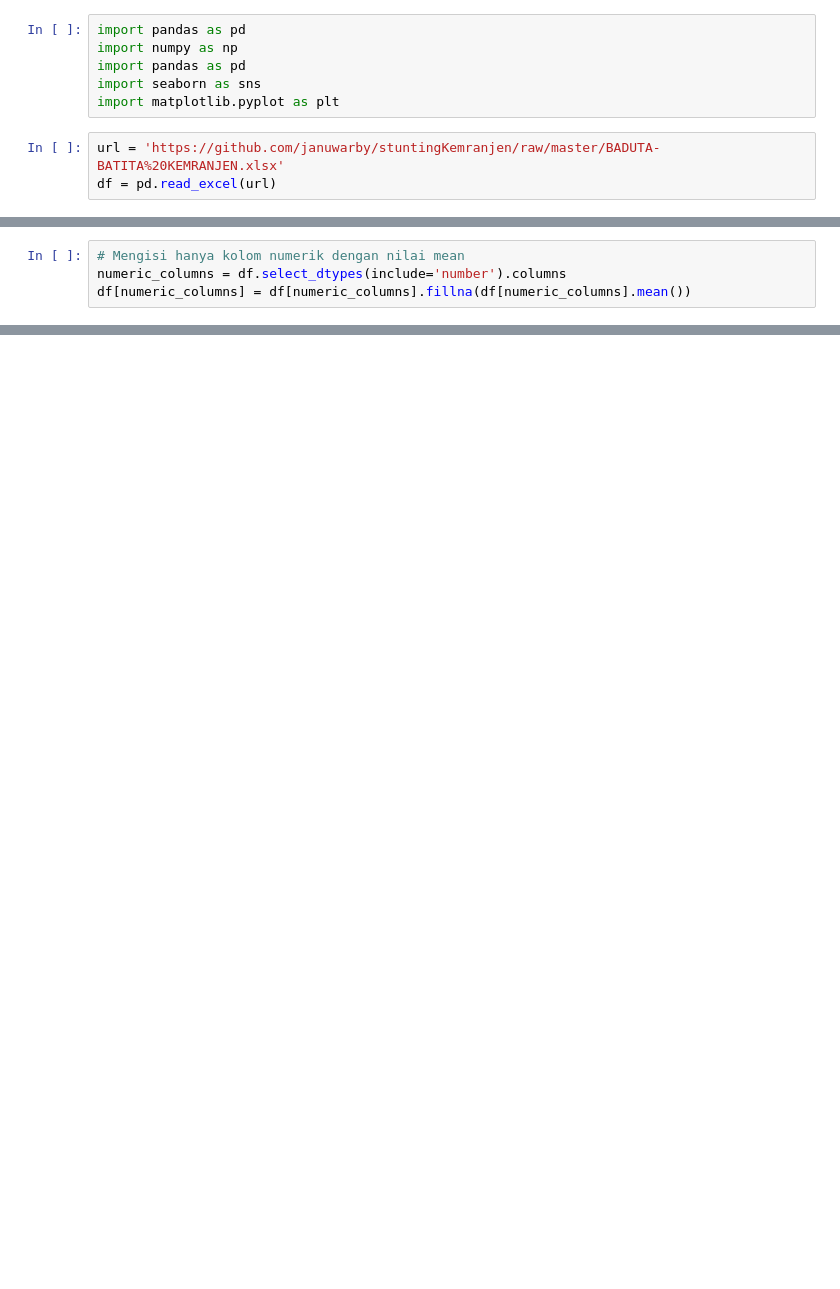
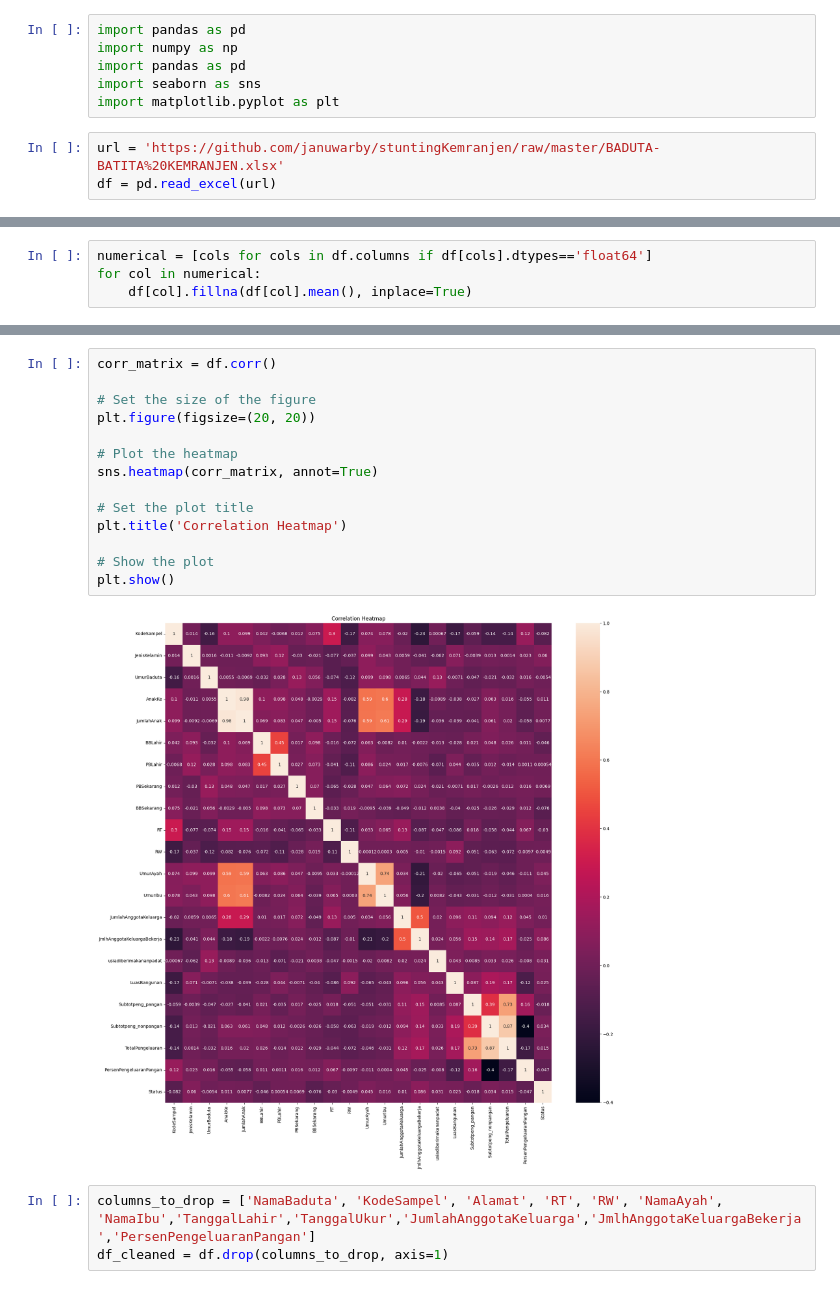
Before and after one commit to januwarby/stuntingKemranjen, a Jupyter notebook: stuntingKemranjen.ipynb, the cells around one changed output, grey strips where cells are left out. Cells and saved outputs as stored; diff of their text form; blank space fills up the shorter version.

```diff
--- a/stuntingKemranjen.ipynb
+++ b/stuntingKemranjen.ipynb
@@ -86,4 +61,0 @@ null_df
-# %%
-# Mengisi hanya kolom numerik dengan nilai mean
-numeric_columns = df.select_dtypes(include='number').columns
-df[numeric_columns] = df[numeric_columns].fillna(df[numeric_columns].mean())
@@ -90,3 +83,7 @@ df[numeric_columns] = df[numeric_columns].fillna(df[numeric_columns].mean())
+# %%
+numerical = [cols for cols in df.columns if df[cols].dtypes=='float64']
+for col in numerical:
+    df[col].fillna(df[col].mean(), inplace=True)
 # %%
 df.isnull().sum()
 # %% [output]
@@ -111,0 +152,19 @@ df_cleaned = df.dropna()
+# %%
+corr_matrix = df.corr()
+
+# Set the size of the figure
+plt.figure(figsize=(20, 20))
+
+# Plot the heatmap
+sns.heatmap(corr_matrix, annot=True)
+
+# Set the plot title
+plt.title('Correlation Heatmap')
+
+# Show the plot
+plt.show()
+# %% [output]
+[figure, added]
+# %%
+columns_to_drop = ['NamaBaduta', 'KodeSampel', 'Alamat', 'RT', 'RW', 'NamaAyah', 'NamaIbu','TanggalLahir','TanggalUkur','JumlahAnggotaKeluarga','JmlhAnggotaKeluargaBekerja','PersenPengeluaranPangan']
+df_cleaned = df.drop(columns_to_drop, axis=1)
```
Also changed, not shown: parts of 37 cells of this notebook, 3 other files.
